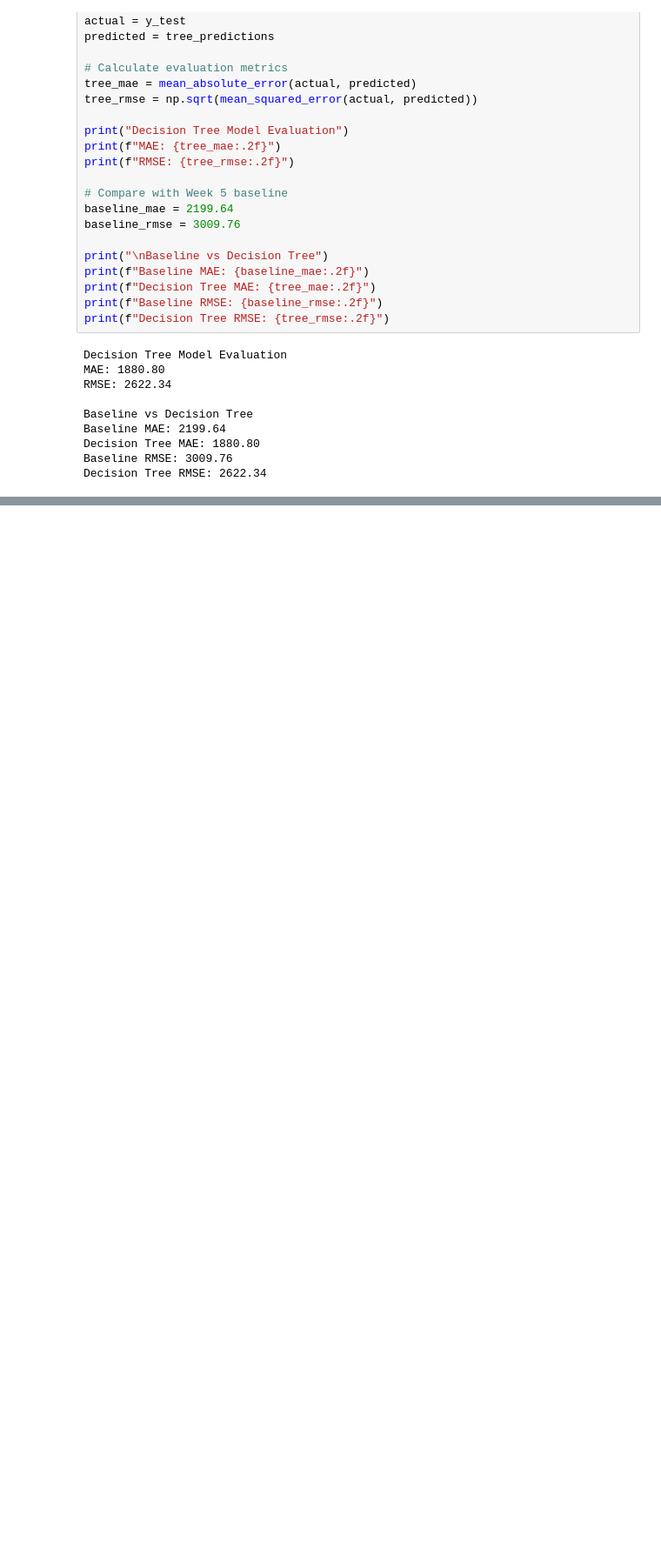
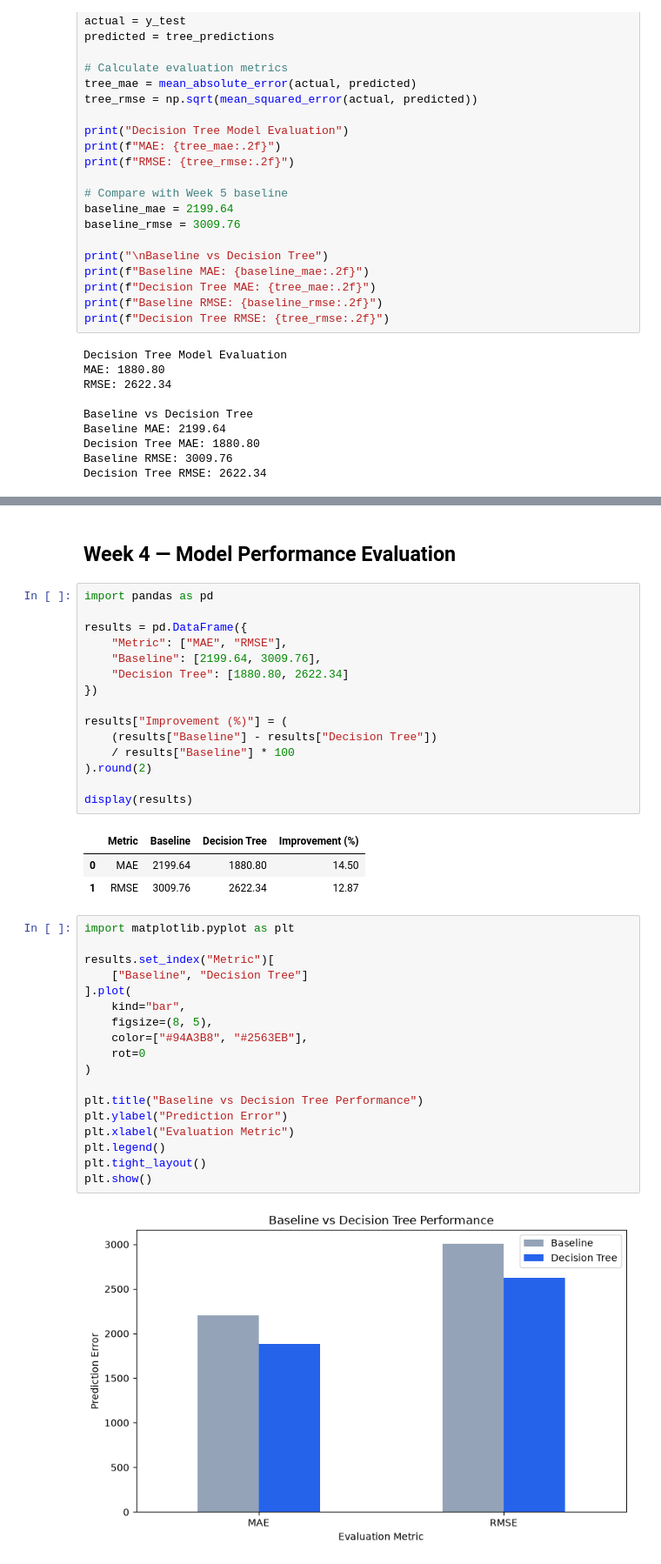
Before and after one commit to BizInsight26/bizinsight, a Jupyter notebook: notebooks/03_decision_tree.ipynb, the cells around one changed output, grey strips where cells are left out. Shown at 87% size. Cells and saved outputs as stored; diff of their text form; blank space fills up the shorter version.

Commit message:
Creating week 4 progress report

```diff
--- a/notebooks/03_decision_tree.ipynb
+++ b/notebooks/03_decision_tree.ipynb
@@ -192,0 +495,41 @@ Decision Tree RMSE: 2622.34
+# %% [markdown]
+## Week 4 — Model Performance Evaluation
+# %%
+import pandas as pd
+
+results = pd.DataFrame({
+    "Metric": ["MAE", "RMSE"],
+    "Baseline": [2199.64, 3009.76],
+    "Decision Tree": [1880.80, 2622.34]
+})
+
+results["Improvement (%)"] = (
+    (results["Baseline"] - results["Decision Tree"])
+    / results["Baseline"] * 100
+).round(2)
+
+display(results)
+# %% [output]
+|  | Metric | Baseline | Decision Tree | Improvement (%) |
+| 0 | MAE | 2199.64 | 1880.80 | 14.50 |
+| 1 | RMSE | 3009.76 | 2622.34 | 12.87 |
+# %%
+import matplotlib.pyplot as plt
+
+results.set_index("Metric")[
+    ["Baseline", "Decision Tree"]
+].plot(
+    kind="bar",
+    figsize=(8, 5),
+    color=["#94A3B8", "#2563EB"],
+    rot=0
+)
+
+plt.title("Baseline vs Decision Tree Performance")
+plt.ylabel("Prediction Error")
+plt.xlabel("Evaluation Metric")
+plt.legend()
+plt.tight_layout()
+plt.show()
+# %% [output]
+[figure, added]
```
Also changed, not shown: parts of 19 cells of this notebook, 11 other files.
